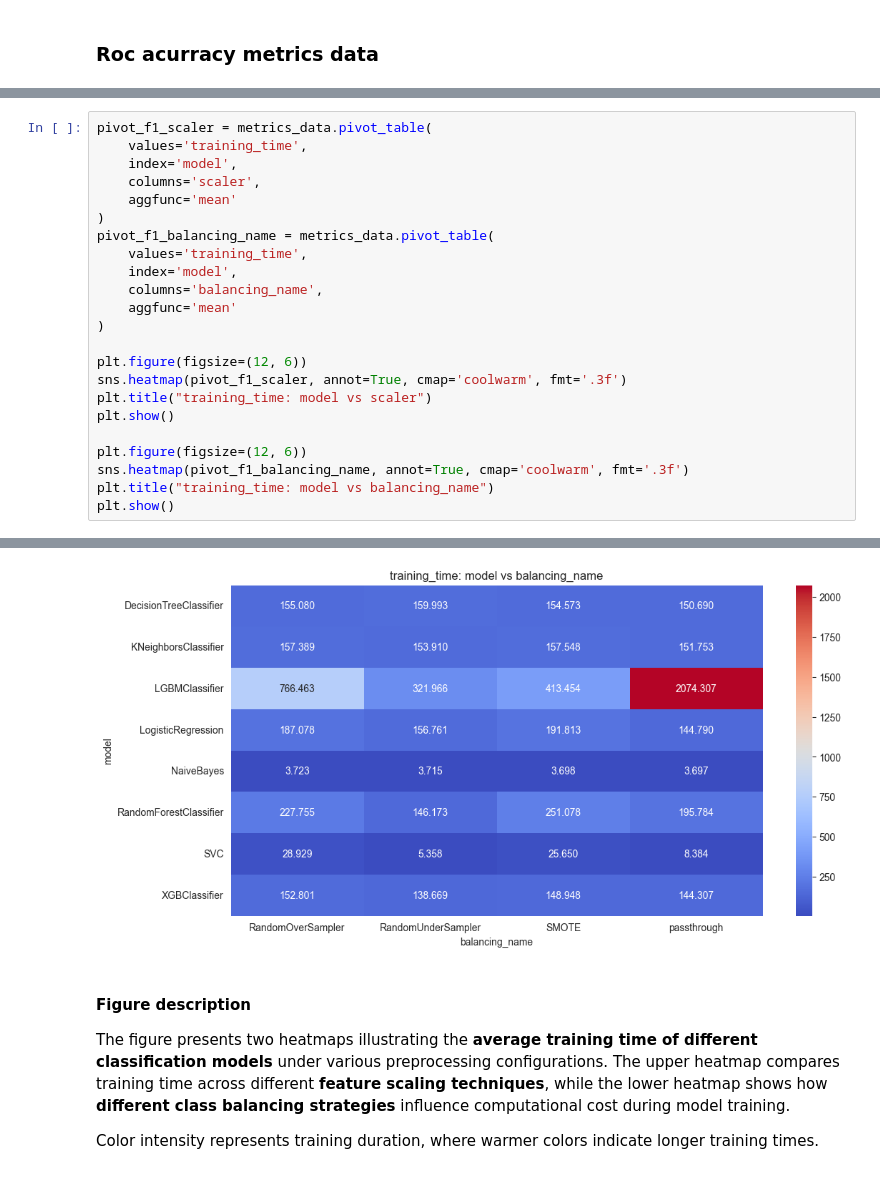
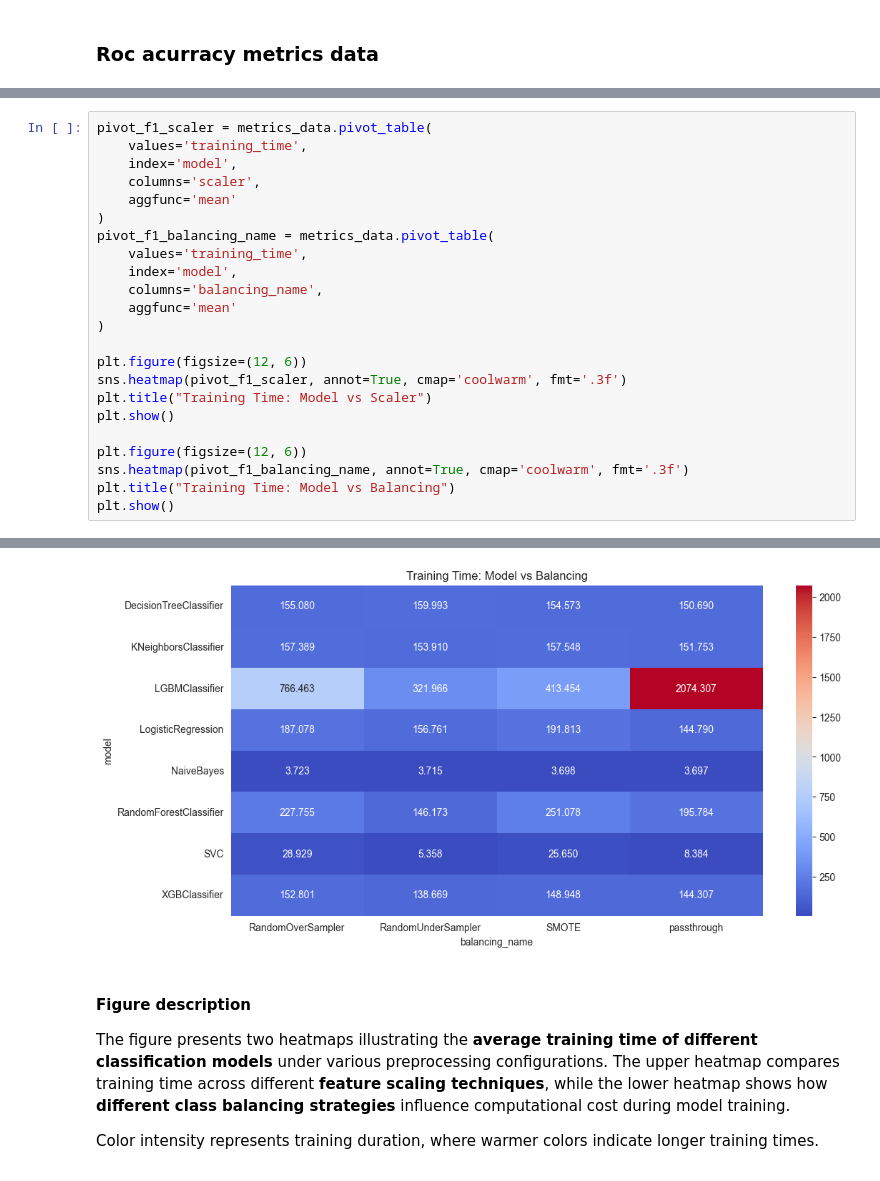
Before and after one commit to Trzopa/Benchmark-modeli-klasyfikacyjnych-na-danych-syntetycznych, a Jupyter notebook: report/report.ipynb, the cells around one changed output, grey strips where cells are left out. Drawn from its saved outputs; the diff is of its cells as text.

```diff
--- a/report/report.ipynb
+++ b/report/report.ipynb
@@ -121,29 +118,29 @@ Oversampling methods such as **SMOTE or RandomOverSampler** appear to be the mos
 # %%
 pivot_f1_scaler = metrics_data.pivot_table(
     values='training_time',
     index='model',
     columns='scaler',
     aggfunc='mean'
 )
 pivot_f1_balancing_name = metrics_data.pivot_table(
     values='training_time',
     index='model',
     columns='balancing_name',
     aggfunc='mean'
 )
 
 plt.figure(figsize=(12, 6))
 sns.heatmap(pivot_f1_scaler, annot=True, cmap='coolwarm', fmt='.3f')
-plt.title("training_time: model vs scaler")
+plt.title("Training Time: Model vs Scaler")
 plt.show()
 
 plt.figure(figsize=(12, 6))
 sns.heatmap(pivot_f1_balancing_name, annot=True, cmap='coolwarm', fmt='.3f')
-plt.title("training_time: model vs balancing_name")
+plt.title("Training Time: Model vs Balancing")
 plt.show()
 # %% [output]
 [figure]
-[figure, old version]
+[figure, new version]
 # %% [markdown]
 #### Figure description
 
```
Also changed, not shown: parts of 16 cells of this notebook.
